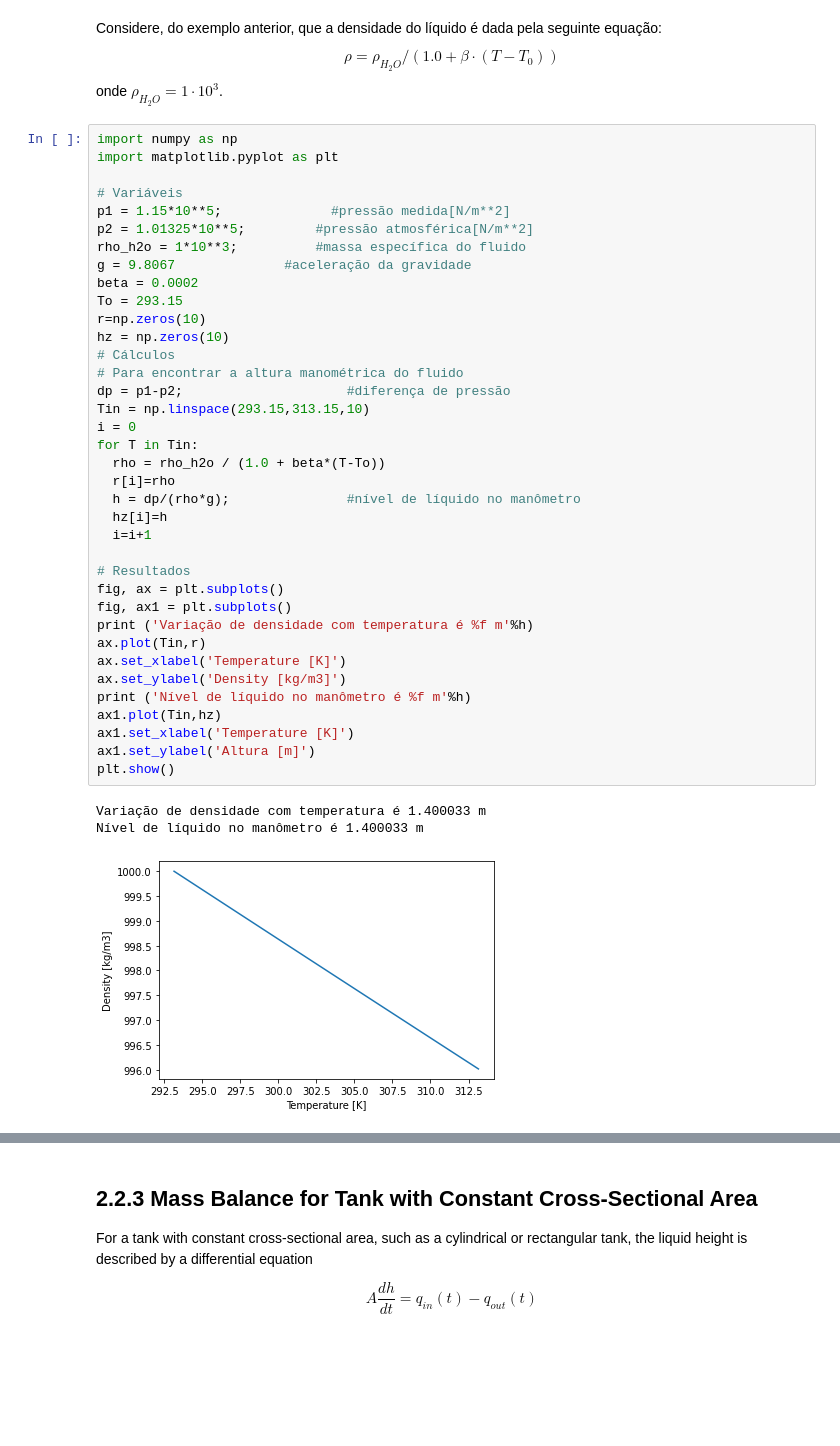
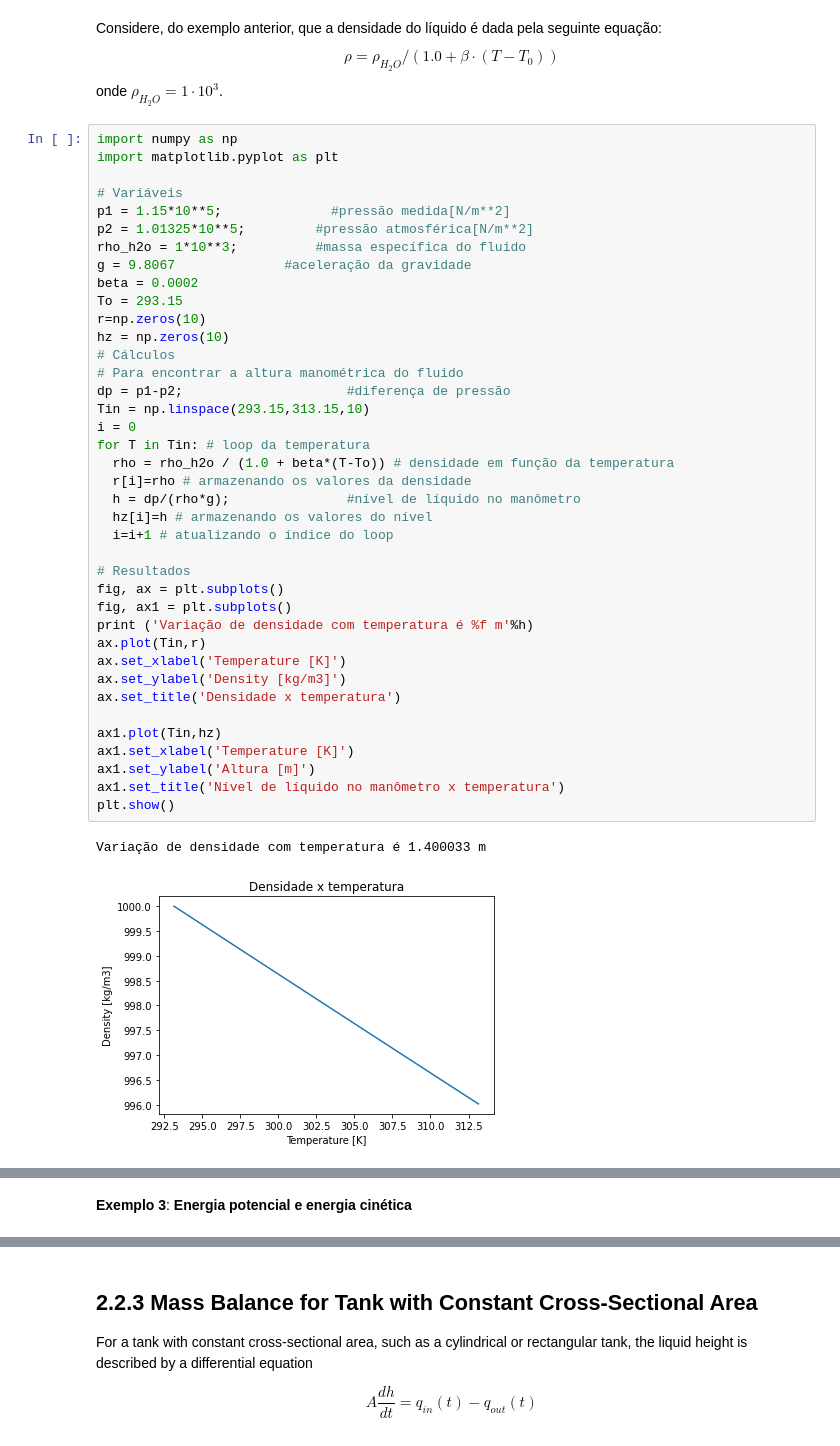
Before and after one commit to NEOEQ/Termodinamica, a Jupyter notebook: Introdução e Conceitos Básicos.ipynb, the cells around one changed output, grey strips where cells are left out. Cells and saved outputs as stored; diff of their text form; blank space fills up the shorter version.

```diff
--- a/Introdução e Conceitos Básicos.ipynb
+++ b/Introdução e Conceitos Básicos.ipynb
@@ -43,38 +43,39 @@ import matplotlib.pyplot as plt
 
 # Variáveis
 p1 = 1.15*10**5; 			  #pressão medida[N/m**2]
 p2 = 1.01325*10**5; 		#pressão atmosférica[N/m**2]
 rho_h2o = 1*10**3; 			#massa específica do fluido
 g = 9.8067              #aceleração da gravidade
 beta = 0.0002
 To = 293.15
 r=np.zeros(10)
 hz = np.zeros(10)
 # Cálculos
 # Para encontrar a altura manométrica do fluido
 dp = p1-p2; 	     	    	#diferença de pressão
 Tin = np.linspace(293.15,313.15,10)
 i = 0
-for T in Tin:
-  rho = rho_h2o / (1.0 + beta*(T-To))
-  r[i]=rho
+for T in Tin: # loop da temperatura
+  rho = rho_h2o / (1.0 + beta*(T-To)) # densidade em função da temperatura
+  r[i]=rho # armazenando os valores da densidade
   h = dp/(rho*g); 		    	#nível de líquido no manômetro
-  hz[i]=h
-  i=i+1
+  hz[i]=h # armazenando os valores do nível
+  i=i+1 # atualizando o índice do loop
 
 # Resultados
 fig, ax = plt.subplots()
 fig, ax1 = plt.subplots()
 print ('Variação de densidade com temperatura é %f m'%h)
 ax.plot(Tin,r)
 ax.set_xlabel('Temperature [K]')
 ax.set_ylabel('Density [kg/m3]')
-print ('Nível de líquido no manômetro é %f m'%h)
+ax.set_title('Densidade x temperatura')
+
 ax1.plot(Tin,hz)
 ax1.set_xlabel('Temperature [K]')
 ax1.set_ylabel('Altura [m]')
+ax1.set_title('Nível de líquido no manômetro x temperatura')
 plt.show()
 # %% [output]
 Variação de densidade com temperatura é 1.400033 m
-Nível de líquido no manômetro é 1.400033 m
-[figure, old version]
+[figure, new version]
@@ -81,0 +83,2 @@ Nível de líquido no manômetro é 1.400033 m
+# %% [markdown]
+**Exemplo 3**: **Energia potencial e energia cinética**
```
Also changed, not shown: parts of 3 cells of this notebook.
